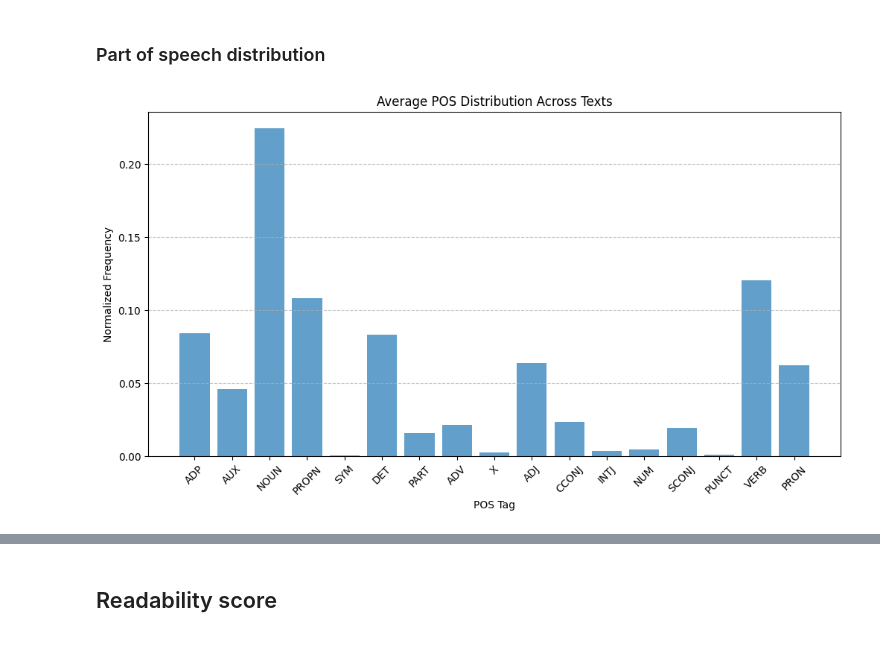
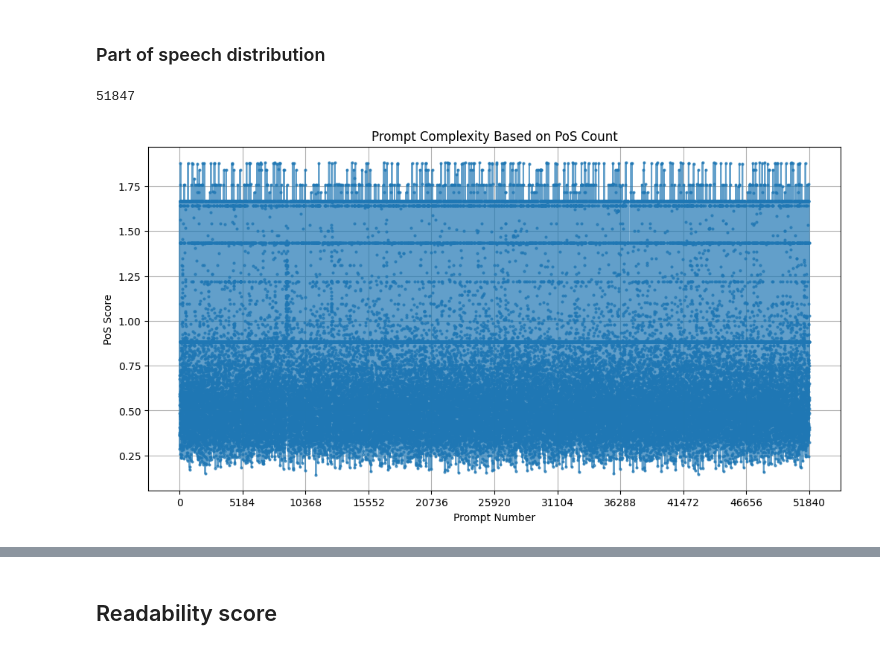
Before and after one commit to Nickolaus-899/LSD_metrics, a Jupyter notebook: metrics.ipynb, the cells around one changed output, grey strips where cells are left out. Cells and saved outputs as stored; diff of their text form; code cells hidden in the pictures.

```diff
--- a/metrics.ipynb
+++ b/metrics.ipynb
@@ -494,20 +537,31 @@ def compute_pos_distribution(text):
     return normalize_distribution(pos_counts, len([token for token in doc if token.is_alpha]))
 
 
-metrics_res['pos_distribution'] = [
-    compute_pos_distribution(text) for text in tqdm(texts, desc="Computing POS distribution")
-]
+pos_distr = [compute_pos_distribution(text) for text in tqdm(texts, desc="Computing POS distribution")]
 # %%
-all_pos_tags = set(tag for dist in metrics_res['pos_distribution'] for tag in dist)
-average_distribution = {tag: np.mean([dist.get(tag, 0) for dist in metrics_res['pos_distribution']]) for tag in all_pos_tags}
+all_pos_tags = set(tag for dist in pos_distr for tag in dist)
+average_distribution = {tag: np.mean([dist.get(tag, 0) for dist in pos_distr]) for tag in all_pos_tags}
-# %%
-plt.figure(figsize=(12, 6))
-plt.bar(average_distribution.keys(), average_distribution.values(), alpha=0.7)
-plt.xlabel("POS Tag")
-plt.ylabel("Normalized Frequency")
-plt.title("Average POS Distribution Across Texts")
-plt.xticks(rotation=45)
-plt.grid(axis="y", linestyle="--", alpha=0.7)
-plt.show()
-# %% [output]
-[figure, removed]
+# %%
+def compute_pos_error(dist, avg_dist):
+    return sum(abs(dist.get(pos, 0) - avg_dist.get(pos, 0)) for pos in all_pos_tags)
+
+
+metrics_res['part_of_speech'] = [
+    compute_pos_error(dist, average_distribution) for dist in tqdm(pos_distr, "Computing Pos Score")
+]
+# %%
+scores = [(index, score) for index, score in enumerate(metrics_res['part_of_speech'])]
+
+print(len(metrics_res['part_of_speech']))
+
+plt.figure(figsize=(12, 6))
+plt.plot(range(len(scores)), metrics_res['part_of_speech'], marker='o', linestyle='-', markersize=2, alpha=0.7)
+plt.xlabel("Prompt Number")
+plt.ylabel("PoS Score")
+plt.title("Prompt Complexity Based on PoS Count")
+plt.xticks(np.arange(0, len(scores), step=max(1, len(scores)//10)))
+plt.grid(True)
+plt.show()
+# %% [output]
+51847
+[figure, added]
```
Also changed, not shown: parts of 15 cells of this notebook.
